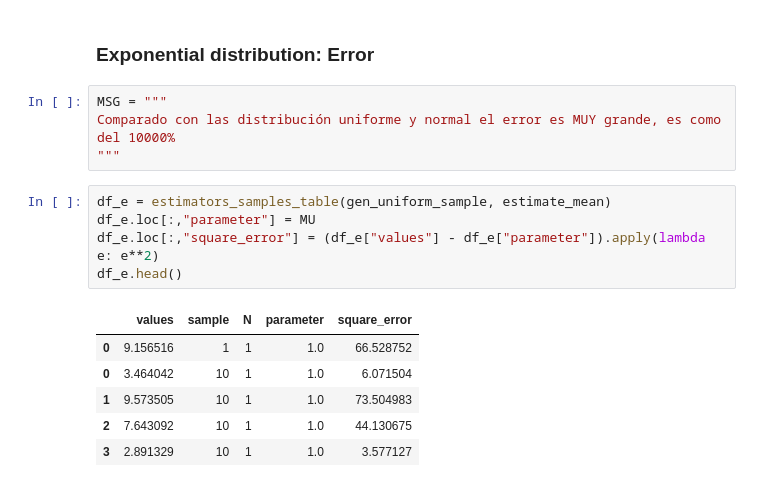
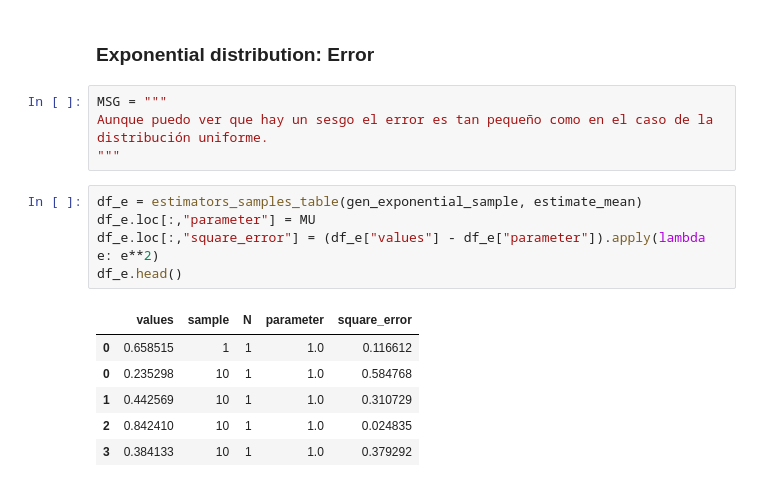
Before and after one commit to SebastianCerquera/datascience, a Jupyter notebook: stats/frequential_parameter_estimation.ipynb, the cells around one changed output. Saved outputs shown, nothing was run; the diff lists cells and outputs as text.

Commit message:
fixes error in the exponential error

```diff
--- a/stats/frequential_parameter_estimation.ipynb
+++ b/stats/frequential_parameter_estimation.ipynb
@@ -329,22 +329,22 @@ sns.boxplot(ax=ax, data=df_e, y="values", x="sample", hue="N", showfliers=True)
 [figure]
 # %% [markdown]
 ### Exponential distribution: Error
-# %%
-MSG = """
-Comparado con las distribución uniforme y normal el error es MUY grande, es como del 10000%
-"""
+# %%
+MSG = """
+Aunque puedo ver que hay un sesgo el error es tan pequeño como en el caso de la distribución uniforme.
+"""
 # %%
-df_e = estimators_samples_table(gen_uniform_sample, estimate_mean)
+df_e = estimators_samples_table(gen_exponential_sample, estimate_mean)
 df_e.loc[:,"parameter"] = MU
 df_e.loc[:,"square_error"] = (df_e["values"] - df_e["parameter"]).apply(lambda e: e**2)
 df_e.head()
 # %% [output]
 |  | values | sample | N | parameter | square_error |
-| 0 | 9.156516 | 1 | 1 | 1.0 | 66.528752 |
-| 0 | 3.464042 | 10 | 1 | 1.0 | 6.071504 |
-| 1 | 9.573505 | 10 | 1 | 1.0 | 73.504983 |
-| 2 | 7.643092 | 10 | 1 | 1.0 | 44.130675 |
-| 3 | 2.891329 | 10 | 1 | 1.0 | 3.577127 |
+| 0 | 0.658515 | 1 | 1 | 1.0 | 0.116612 |
+| 0 | 0.235298 | 10 | 1 | 1.0 | 0.584768 |
+| 1 | 0.442569 | 10 | 1 | 1.0 | 0.310729 |
+| 2 | 0.842410 | 10 | 1 | 1.0 | 0.024835 |
+| 3 | 0.384133 | 10 | 1 | 1.0 | 0.379292 |
 # %%
 df_e[["sample", "square_error"]].groupby(by="sample").describe()
 # %% [output]
```
Also changed, not shown: parts of 1 cell of this notebook, 1 other file.
